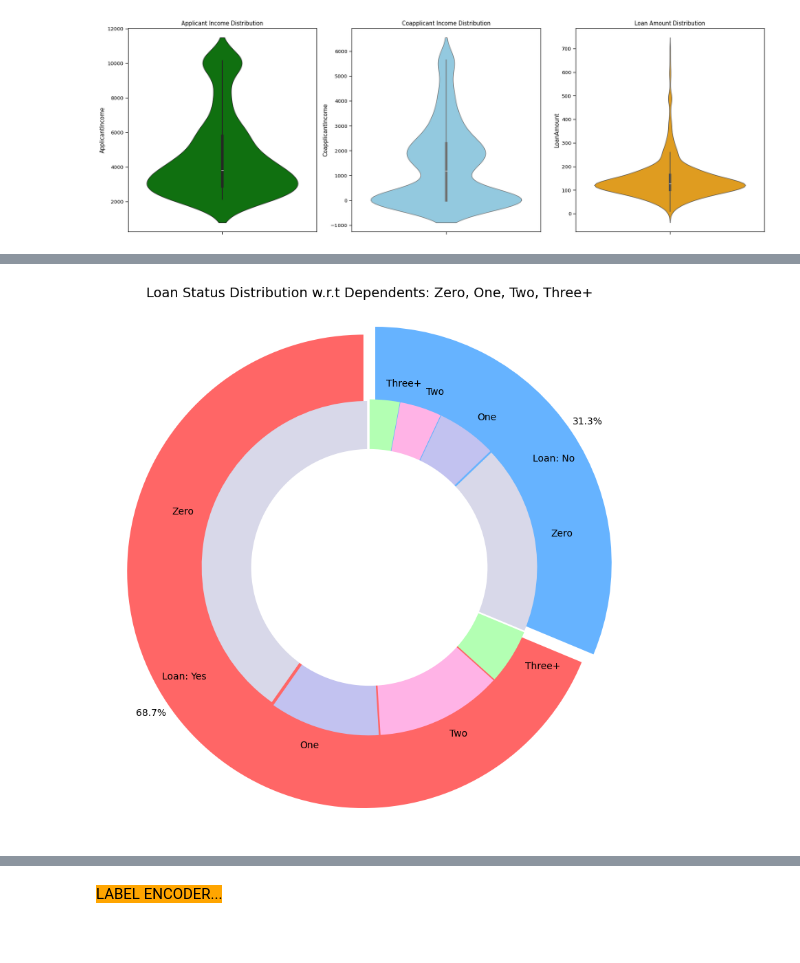
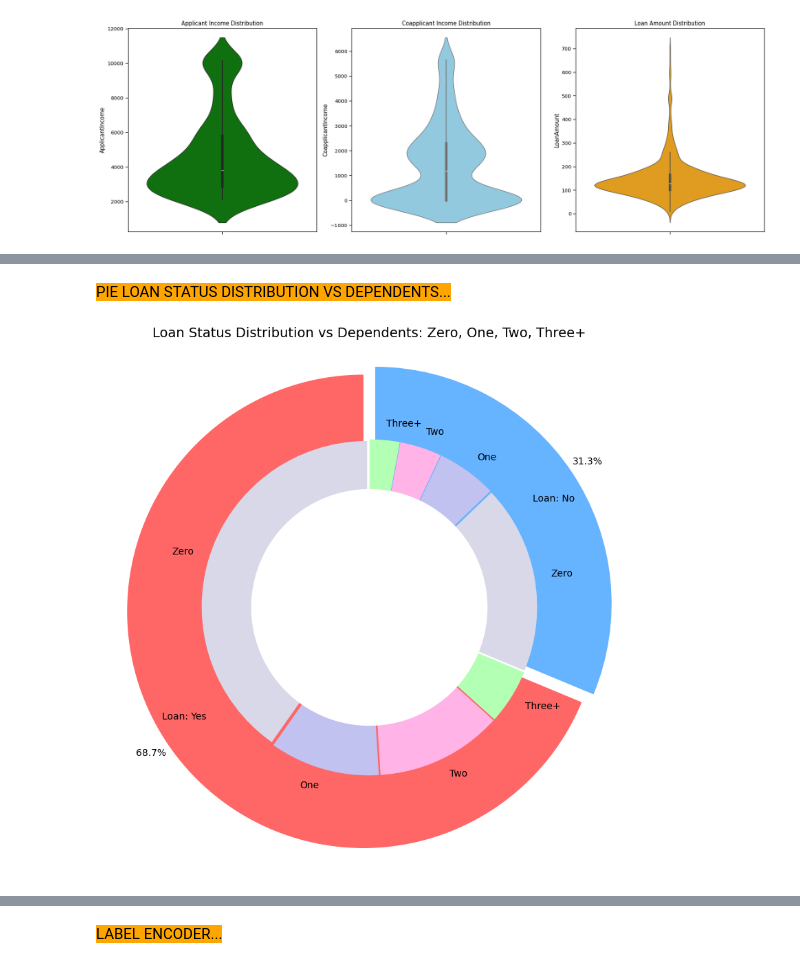
Before and after one commit to jawdatmerhy/public, a Jupyter notebook: LoanApproval.ipynb, the cells around one changed output, grey strips where cells are left out. Drawn from its saved outputs; the diff is of its cells as text; code cells hidden in the pictures; blank space fills up the shorter version.

```diff
--- a/LoanApproval.ipynb
+++ b/LoanApproval.ipynb
@@ -1015,6 +1048,8 @@ PIE VISULAZATION...
 [interactive output not drawn]
 # %%
 ####################################################
+display_colored_message("\nPIE LOAN STATUS DISTRIBUTION VS DEPENDENTS...")
+
 # Find the most repeated Dependents value for each Loan_Status
 mode_dependents = df.groupby('Loan_Status')['Dependents'].apply(lambda x: x.mode().iloc[0]).to_dict()
 
@@ -1044,32 +1079,33 @@ sizes_dependents = [
 ]
 
 labels_loan =["Loan: Yes", "Loan: No"]
 values_loan = [sum(loan_yes_counts), sum(loan_no_counts)]
 
 # Colors
 colors_loan = ['#ff6666', '#66b3ff']
 colors_dependents = ['#d8d8e9', '#c2c2f0', '#ffb3e6', '#b3ffb3', '#d8d8e9', '#c2c2f0', '#ffb3e6', '#b3ffb3']
 
 # Explode
 explode = (0.3,0.3)
 explode_dependents = (0.1, 0.1, 0.1, 0.1, 0.1, 0.1, 0.1, 0.1)
 
 # Plot
 plt.figure(figsize=(10, 10))
 textprops = {"fontsize":10}
 
 #Plot
 plt.pie(values_loan, labels=labels_loan,autopct='%1.1f%%',pctdistance=1.08, labeldistance=0.8,colors=colors_loan, startangle=90,frame=True, explode=explode,radius=10, textprops =textprops, counterclock = True, )
 plt.pie(sizes_dependents,labels=labels_dependents,colors=colors_dependents,startangle=90, explode=explode_dependents,radius=7, textprops =textprops, counterclock = True, )
 #Draw circle
 centre_circle = plt.Circle((0,0),5,color='black', fc='white',linewidth=0)
 fig = plt.gcf()
 fig.gca().add_artist(centre_circle)
 
 # Set equal aspect ratio
 plt.axis('equal')
 
-plt.title('Loan Status Distribution w.r.t Dependents: Zero, One, Two, Three+', fontsize=14, y=1)
+plt.title('Loan Status Distribution vs Dependents: Zero, One, Two, Three+', fontsize=14, y=1)
 plt.show()
 # %% [output]
+PIE LOAN STATUS DISTRIBUTION VS DEPENDENTS...
-[figure, old version]
+[figure, new version]
```
Also changed, not shown: parts of 22 cells of this notebook.
